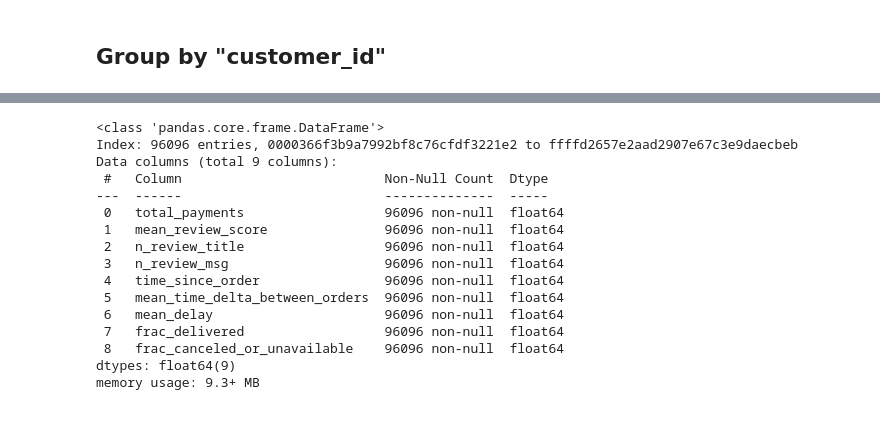
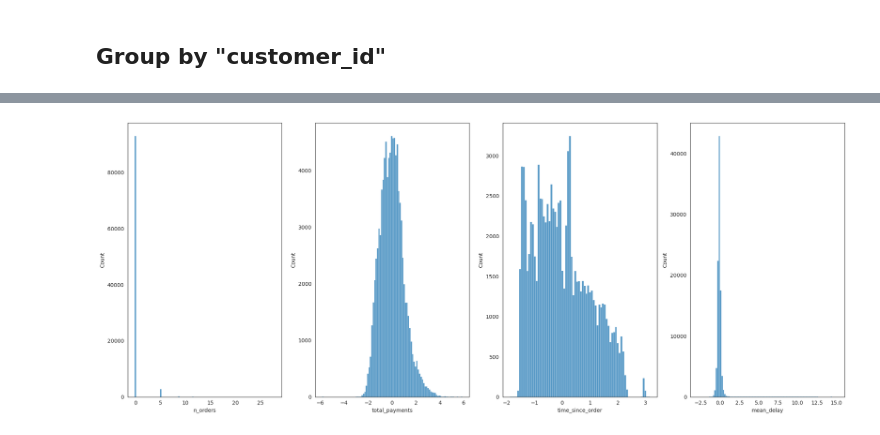
Before and after one commit to vicmcl/e-commerce, a Jupyter notebook: notebook_eda.ipynb, the cells around one changed output, grey strips where cells are left out. Cells and saved outputs as stored; diff of their text form; code cells hidden in the pictures.

Commit message:
notebook essais + customer_segmentation + orders.json

```diff
--- a/notebook_eda.ipynb
+++ b/notebook_eda.ipynb
@@ -296,19 +233,21 @@ df_norm
-# %%
-df_norm.info()
-# %% [output]
-<class 'pandas.core.frame.DataFrame'>
-Index: 96096 entries, 0000366f3b9a7992bf8c76cfdf3221e2 to ffffd2657e2aad2907e67c3e9daecbeb
-Data columns (total 9 columns):
- #   Column                          Non-Null Count  Dtype
----  ------                          --------------  -----
- 0   total_payments                  96096 non-null  float64
- 1   mean_review_score               96096 non-null  float64
- 2   n_review_title                  96096 non-null  float64
- 3   n_review_msg                    96096 non-null  float64
- 4   time_since_order                96096 non-null  float64
- 5   mean_time_delta_between_orders  96096 non-null  float64
- 6   mean_delay                      96096 non-null  float64
- 7   frac_delivered                  96096 non-null  float64
- 8   frac_canceled_or_unavailable    96096 non-null  float64
-dtypes: float64(9)
-memory usage: 9.3+ MB
+# %%
+cstd = CustomerStandardizer()
+df_std = cstd.fit_transform(df_agg_customer)
+# %%
+fig = plt.figure(figsize=(20,8))
+
+fig.add_subplot(141)
+sns.histplot(df_std["n_orders"], bins=100)
+
+fig.add_subplot(142)
+sns.histplot(df_std["total_payments"], bins=100)
+
+fig.add_subplot(143)
+sns.histplot(df_std["time_since_order"])
+
+fig.add_subplot(144)
+sns.histplot(df_std["mean_delay"], bins=100)
+
+plt.tight_layout()
+# %% [output]
+[figure, added]
```
Also changed, not shown: parts of 34 cells of this notebook, 3 other files.
